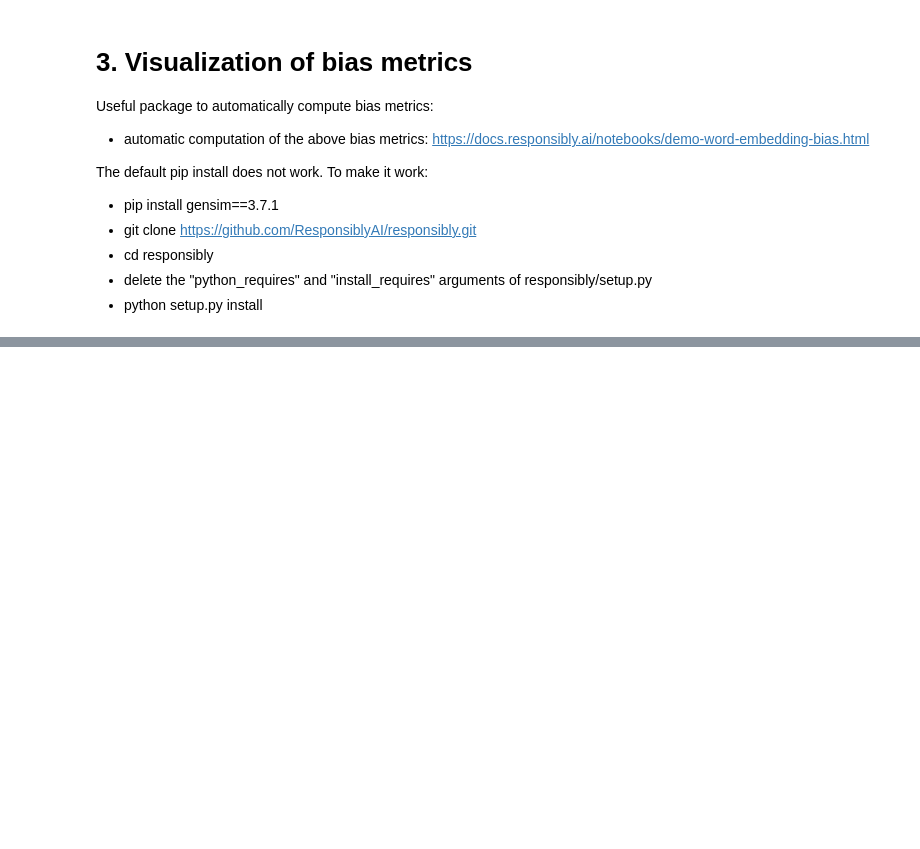
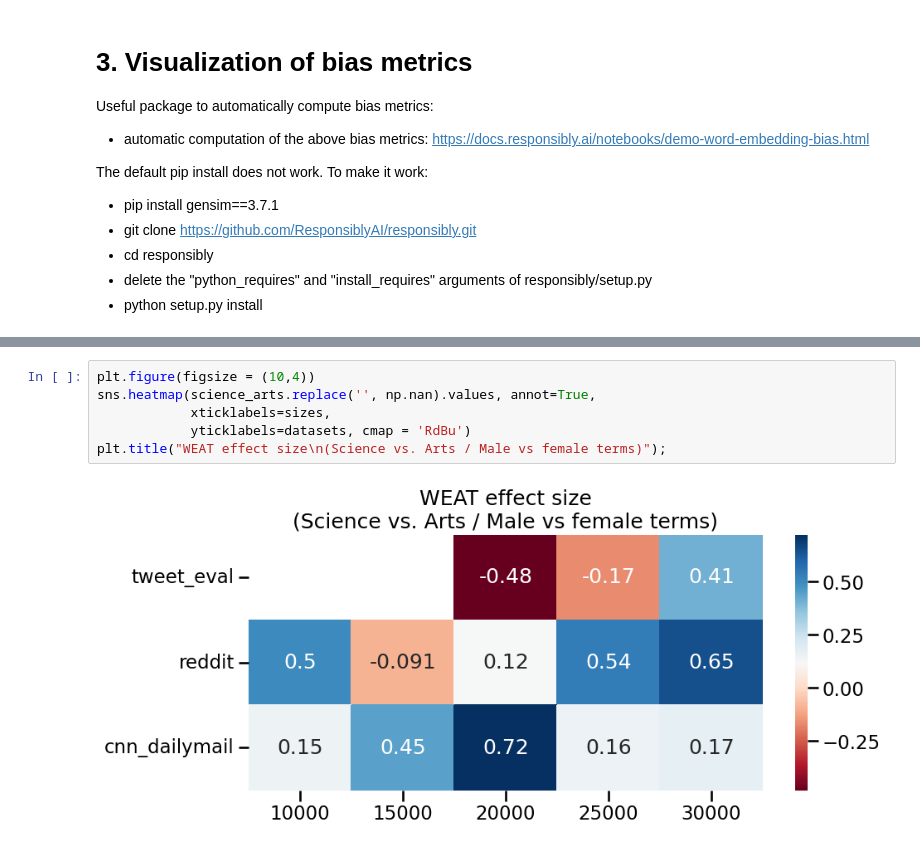
Before and after one commit to CindyLi-Ayi/AC221-Final-Project-Embedding-Bias, a Jupyter notebook: word2vec_training.ipynb, the cells around one changed output, grey strips where cells are left out. Cells and saved outputs as stored; diff of their text form; blank space fills up the shorter version.

```diff
--- a/word2vec_training.ipynb
+++ b/word2vec_training.ipynb
@@ -400,0 +389,8 @@ calc_all_weat(model.wv, filter_by='model', with_original_finding=True,
+# %%
+plt.figure(figsize = (10,4))
+sns.heatmap(science_arts.replace('', np.nan).values, annot=True,
+            xticklabels=sizes,
+            yticklabels=datasets, cmap = 'RdBu')
+plt.title("WEAT effect size\n(Science vs. Arts / Male vs female terms)");
+# %% [output]
+[figure, added]
```
Also changed, not shown: parts of 28 cells of this notebook.
